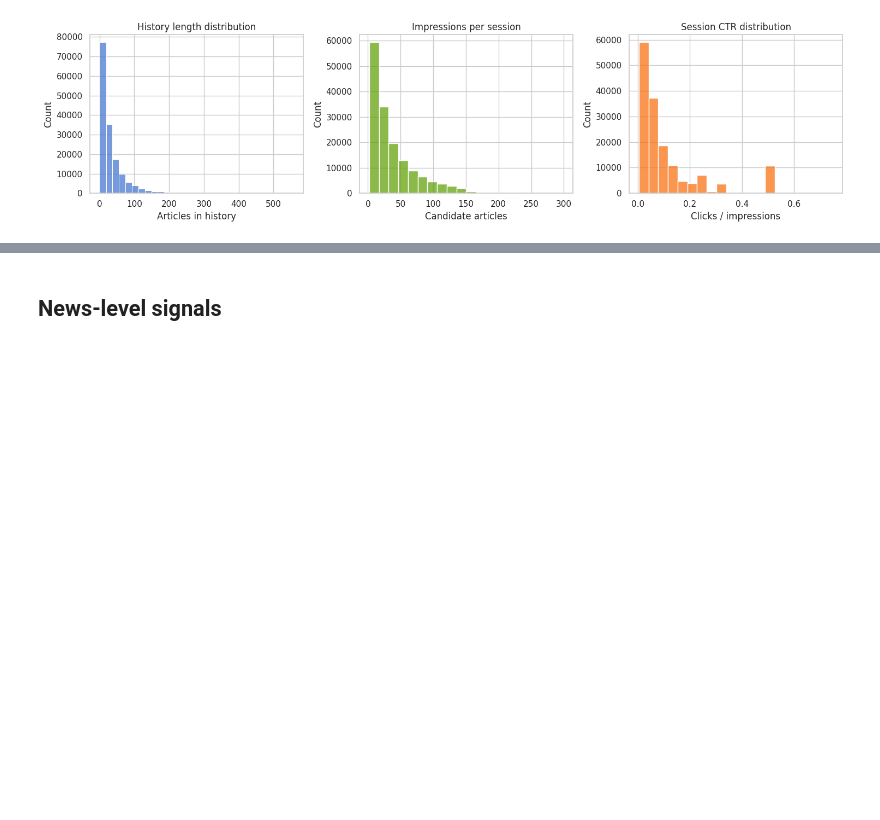
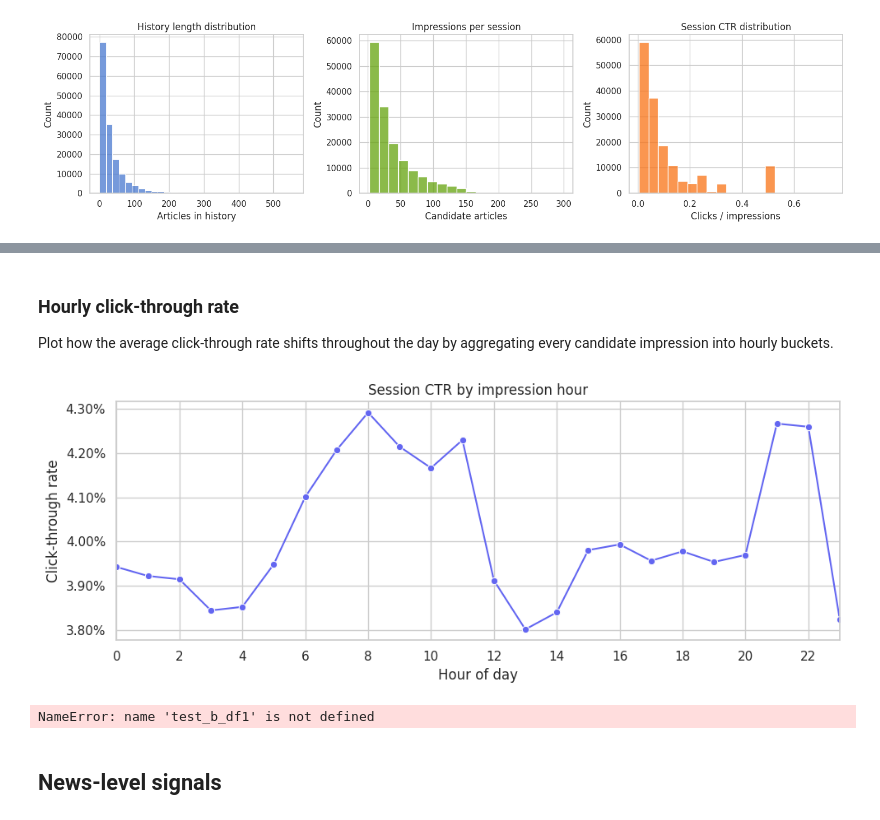
Before and after one commit to GisleGaren/AnbSysProsjekt, a Jupyter notebook: exploratory_data_analysis.ipynb, the cells around one changed output, grey strips where cells are left out. Saved outputs shown, nothing was run; the diff lists cells and outputs as text; code cells hidden in the pictures; blank space fills up the shorter version.

```diff
--- a/exploratory_data_analysis.ipynb
+++ b/exploratory_data_analysis.ipynb
@@ -161,3 +221,51 @@ plt.show()
+# %% [markdown]
+### Hourly click-through rate
+
+Plot how the average click-through rate shifts throughout the day by aggregating every candidate impression into hourly buckets.
+# %%
+hourly_ctr = (
+    impressions_long
+    .groupby('hour')
+    .agg(clicks=('clicked', 'sum'), impressions=('clicked', 'count'))
+    .reset_index()
+)
+
+hourly_ctr['ctr'] = hourly_ctr['clicks'] / hourly_ctr['impressions']
+
+fig, ax = plt.subplots(figsize=(10, 4))
+sns.lineplot(data=hourly_ctr, x='hour', y='ctr', marker='o', ax=ax, color='#6366F1')
+ax.set_xticks(range(0, 24, 2))
+ax.set_xlim(0, 23)
+ax.set_xlabel('Hour of day')
+ax.set_ylabel('Click-through rate')
+ax.set_title('Session CTR by impression hour')
+ax.yaxis.set_major_formatter(mticker.PercentFormatter(xmax=1.0))
+plt.tight_layout()
+plt.show()
+# %% [output]
+[figure, added]
+# %%
+unique_users = test_b_df1['UserId'].unique()
+sampled_users = pd.Series(unique_users).sample(frac=0.01, random_state=42)
+sampled_test = test_b_df1[test_b_df1['UserId'].isin(sampled_users)]
+
+# Transform the column to datetime
+sampled_test['Time'] = pd.to_datetime(sampled_test['Time'])
+
+# Assign each time a time of day
+def assign_time_of_day(hour):
+    if 6 <= hour <= 11:
+        return 'morning'
+    elif 12 <= hour <= 17:
+        return 'afternoon'
+    elif 18 <= hour <= 23:
+        return 'evening'
+    else:
+        return 'night'
+
+sampled_test['Time_of_Day'] = sampled_test['Time'].dt.hour.apply(lambda x: assign_time_of_day(x))
+# %% [output]
+NameError: name 'test_b_df1' is not defined
 # %% [markdown]
 ## News-level signals
 # %%
```
Also changed, not shown: parts of 12 cells of this notebook, 1 other file.
